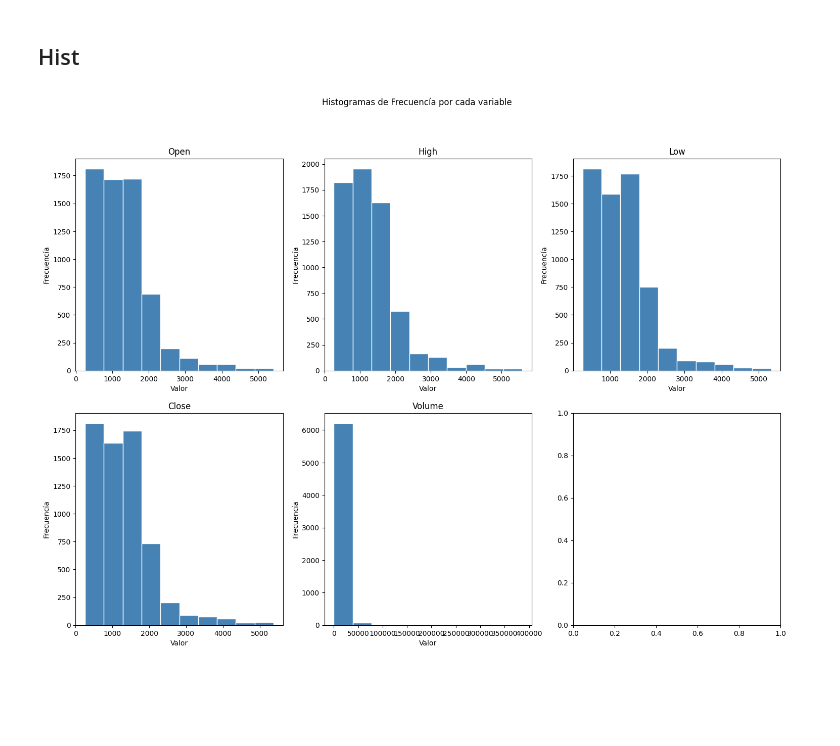
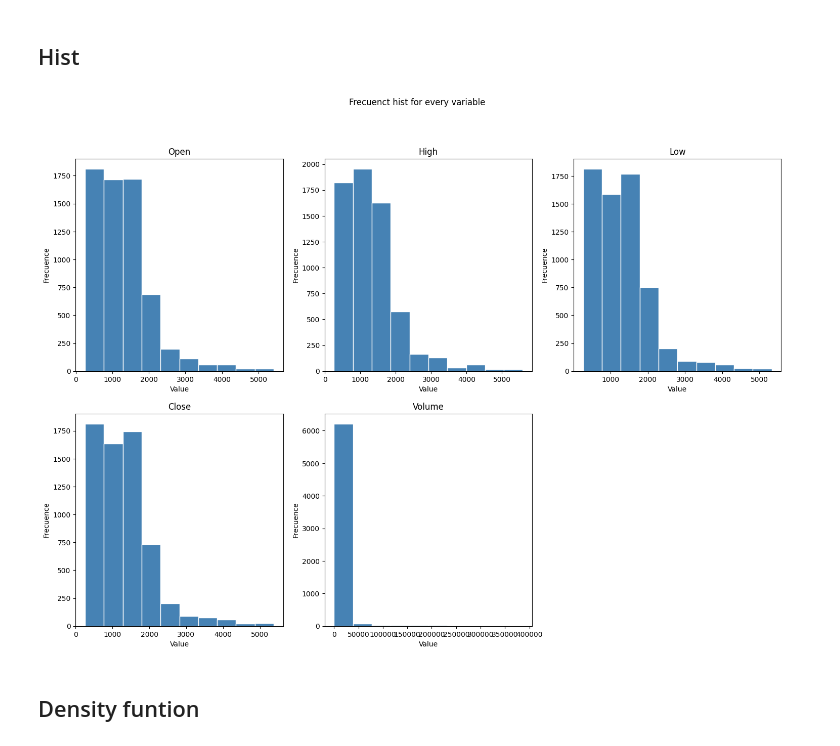
Before and after one commit to jhonssonisaza/GitHub-tutorial, a Jupyter notebook: Graphics.ipynb, the cells around one changed output. Cells and saved outputs as stored; diff of their text form; code cells hidden in the pictures; blank space fills up the shorter version.

```diff
--- a/Graphics.ipynb
+++ b/Graphics.ipynb
@@ -106,19 +107,29 @@ Duplicates:
 # %% [markdown]
 ## Hist
 # %%
+# Select the data
 nv = df.select_dtypes(include="number").columns.to_list()
 n = len(nv)
 
+#Create the plot set with his respectives subplots sets
 fig, axes = plt.subplots(2,3, figsize=(18,12))
-axes = axes.flatten()
+axes = axes.flatten() # Transform a the matriz to a vector
 
+# Iter the respective column to the subplot
 for i, col in enumerate(nv):
     axes[i].hist(df[col].dropna(), color="steelblue", edgecolor="white")
     axes[i].set_title(col)
-    axes[i].set_xlabel("Valor")
-    axes[i].set_ylabel("Frecuencía")
+    axes[i].set_xlabel("Value")
+    axes[i].set_ylabel("Frecuence")
 
-plt.suptitle("Histogramas de Frecuencía por cada variable")
+# Not show the ecxedent data.
+for j in range(i + 1, len(axes)):
+    axes[j].set_visible(False)
+
+# Show the graphics
+plt.suptitle("Frecuenct hist for every variable")
 plt.show()
 # %% [output]
-[figure, old version]
+[figure, new version]
+# %% [markdown]
+## Density funtion
```
Also changed, not shown: parts of 5 cells of this notebook.
